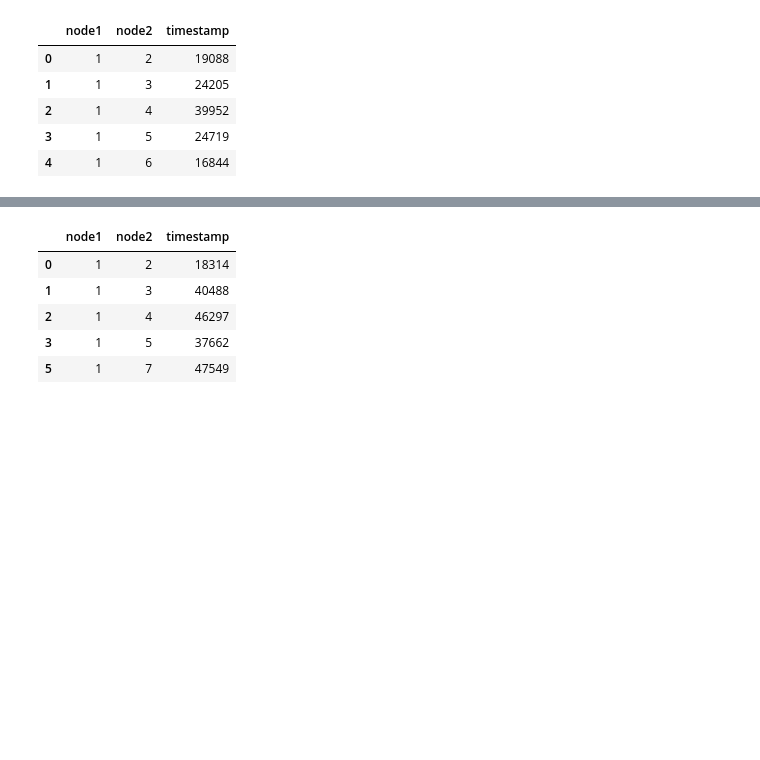
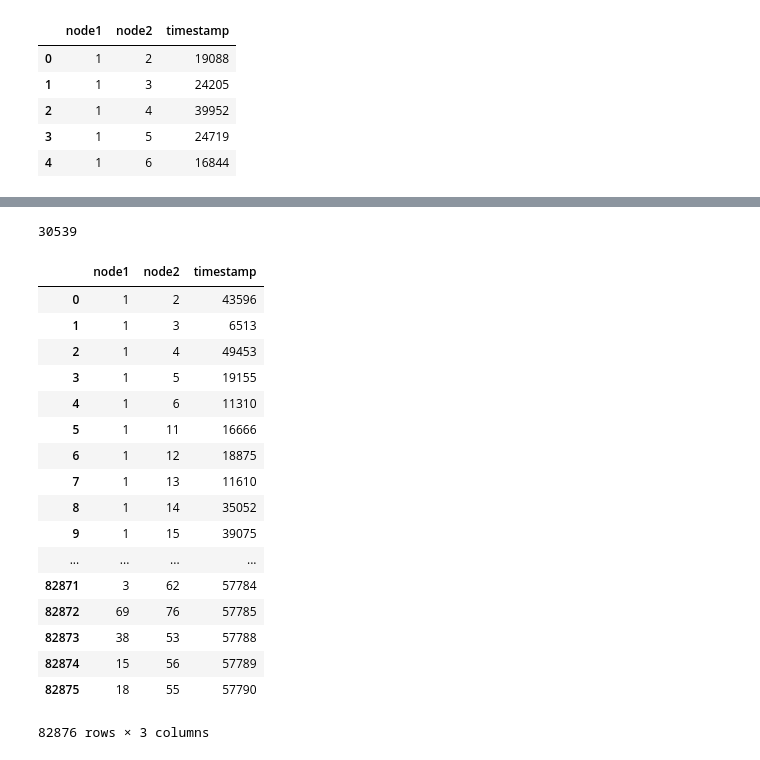
Before and after one commit to DURA18/MDC_2020, a Jupyter notebook: assignment_14_all_graphs.ipynb, the cells around one changed output, grey strips where cells are left out. Saved outputs shown, nothing was run; the diff lists cells and outputs as text; code cells hidden in the pictures; blank space fills up the shorter version.

```diff
--- a/assignment_14_all_graphs.ipynb
+++ b/assignment_14_all_graphs.ipynb
@@ -77,4 +112,9 @@ for i in range(len(G_3x)):
 # %%
-#for i in range(len(G_3x)):
-#    if(G_3x.timestamp[i]==0):
-#        G_3x.drop([i], axis=0)
+sum=0
+for i in range(len(G_3)):
+    if(G_3.timestamp[i]==0):
+        sum+=1
+        G_3=G_3.drop([i], axis=0)
+sum
+# %% [output]
+30539
@@ -86,12 +124,26 @@ for i in range(len(G_3x)):
 # G_3.to_csv(r'D:\Anaconda3\envs\MDC\G_3.csv') #this cost a lot of time so I write into csv
 # so you can just run
 G_3 = pd.read_csv("G_3.csv", sep = ",")
+# %%
+G_3 = G_3.drop("Unnamed: 0", axis=1)
 # %%
-G_3.head()
+G_3
 # %% [output]
 |  | node1 | node2 | timestamp |
-| 0 | 1 | 2 | 18314 |
-| 1 | 1 | 3 | 40488 |
-| 2 | 1 | 4 | 46297 |
-| 3 | 1 | 5 | 37662 |
-| 5 | 1 | 7 | 47549 |
+| 0 | 1 | 2 | 43596 |
+| 1 | 1 | 3 | 6513 |
+| 2 | 1 | 4 | 49453 |
+| 3 | 1 | 5 | 19155 |
+| 4 | 1 | 6 | 11310 |
+| 5 | 1 | 11 | 16666 |
+| 6 | 1 | 12 | 18875 |
+| 7 | 1 | 13 | 11610 |
+| 8 | 1 | 14 | 35052 |
+| 9 | 1 | 15 | 39075 |
+| ... | ... | ... | ... |
+| 82871 | 3 | 62 | 57784 |
+| 82872 | 69 | 76 | 57785 |
+| 82873 | 38 | 53 | 57788 |
+| 82874 | 15 | 56 | 57789 |
+| 82875 | 18 | 55 | 57790 |
+82876 rows × 3 columns
```
Also changed, not shown: parts of 10 cells of this notebook, 1 other file.
